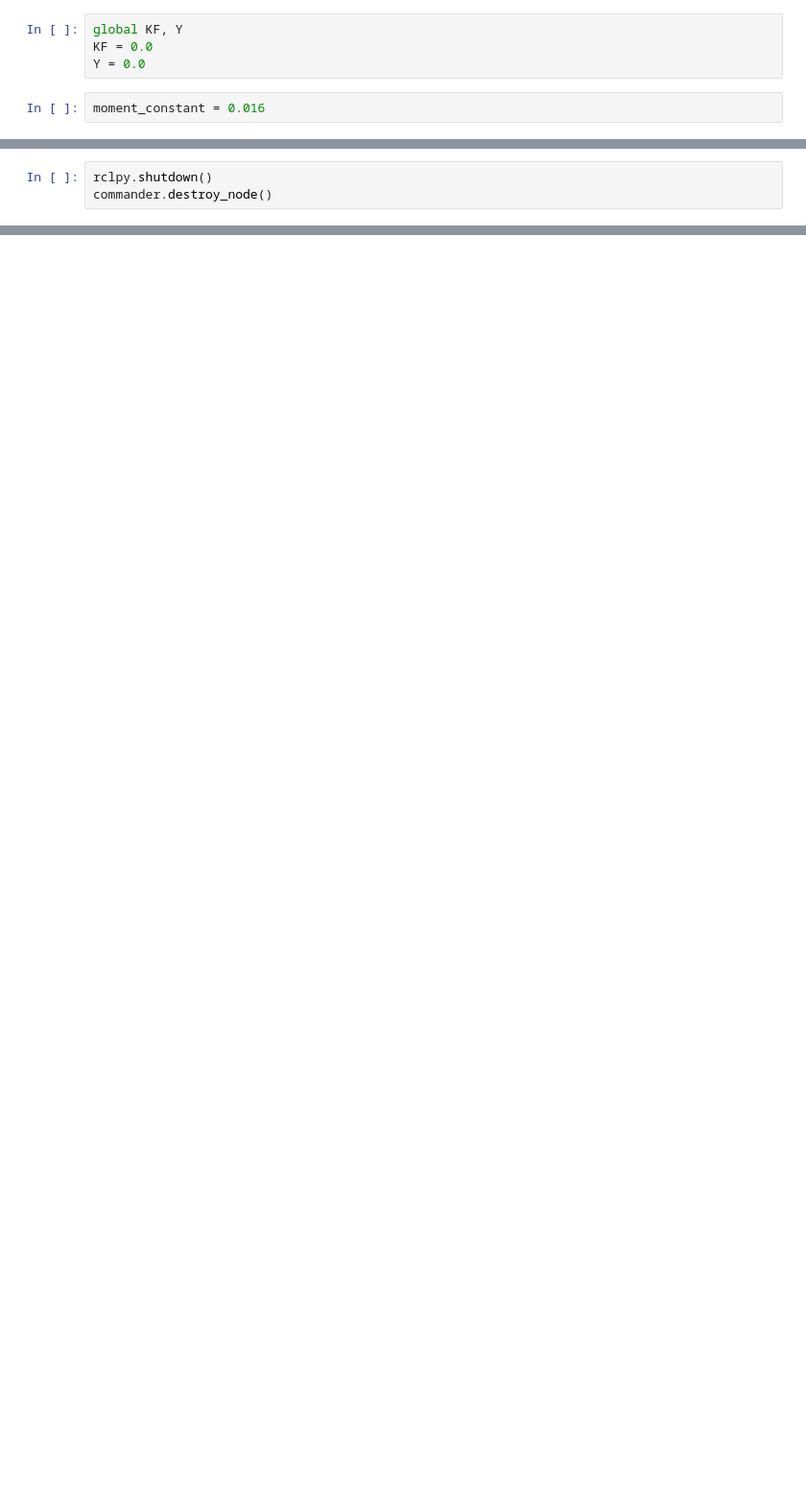
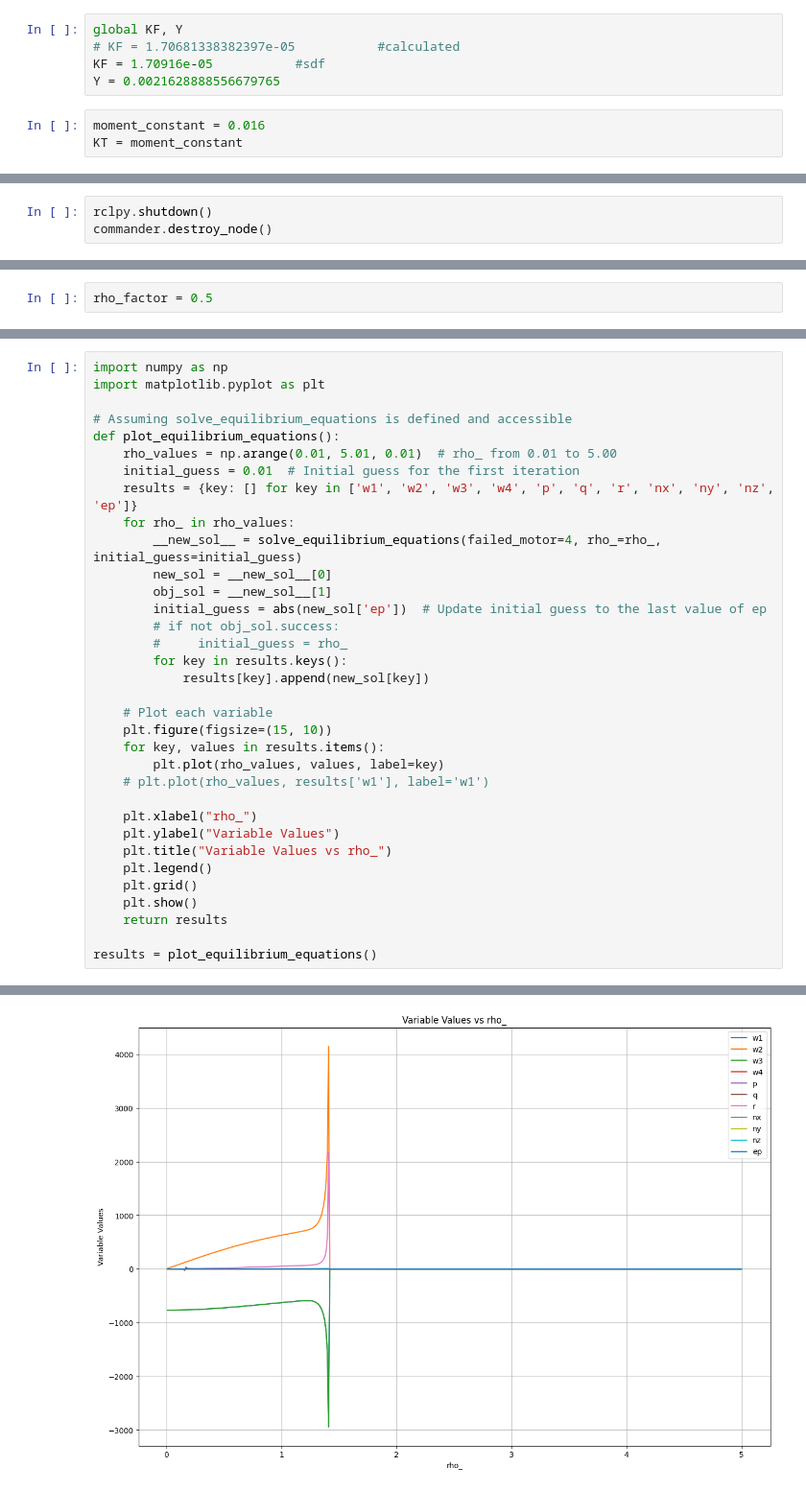
Before and after one commit to ab31mohit/inter-iit_Team62, a Jupyter notebook: detection_tests/scripts/x500_physical_constants.ipynb, the cells around one changed output, grey strips where cells are left out. Shown at 96% size. Drawn from its saved outputs; the diff is of its cells as text; blank space fills up the shorter version.

Commit message:
automation code to find optimum values

```diff
--- a/detection_tests/scripts/x500_physical_constants.ipynb
+++ b/detection_tests/scripts/x500_physical_constants.ipynb
@@ -35,10 +40,12 @@ Izz_t = Izz_B + 4 * Izz_P
 l = 0.25
 # %%
 global KF, Y
-KF = 0.0
-Y = 0.0
+# KF = 1.70681338382397e-05           #calculated
+KF = 1.70916e-05           #sdf
+Y = 0.0021628888556679765
 # %%
 moment_constant = 0.016
+KT = moment_constant
 # %%
 def quaternion_to_rpy(w, x, y, z):
     """
@@ -269,0 +255,2 @@ Y
+# %%
+rho_factor = 0.5
@@ -269,0 +409,35 @@ Y
+# %%
+import numpy as np
+import matplotlib.pyplot as plt
+
+# Assuming solve_equilibrium_equations is defined and accessible
+def plot_equilibrium_equations():
+    rho_values = np.arange(0.01, 5.01, 0.01)  # rho_ from 0.01 to 5.00
+    initial_guess = 0.01  # Initial guess for the first iteration
+    results = {key: [] for key in ['w1', 'w2', 'w3', 'w4', 'p', 'q', 'r', 'nx', 'ny', 'nz', 'ep']}
+    for rho_ in rho_values:
+        __new_sol__ = solve_equilibrium_equations(failed_motor=4, rho_=rho_, initial_guess=initial_guess)
+        new_sol = __new_sol__[0]
+        obj_sol = __new_sol__[1]
+        initial_guess = abs(new_sol['ep'])  # Update initial guess to the last value of ep
+        # if not obj_sol.success:
+        #     initial_guess = rho_
+        for key in results.keys():
+            results[key].append(new_sol[key])
+
+    # Plot each variable
+    plt.figure(figsize=(15, 10))
+    for key, values in results.items():
+        plt.plot(rho_values, values, label=key)
+    # plt.plot(rho_values, results['w1'], label='w1')
+
+    plt.xlabel("rho_")
+    plt.ylabel("Variable Values")
+    plt.title("Variable Values vs rho_")
+    plt.legend()
+    plt.grid()
+    plt.show()
+    return results
+
+results = plot_equilibrium_equations()
+# %% [output]
@@ -269,0 +461 @@ Y
+[figure, added]
```
Also changed, not shown: parts of 26 cells of this notebook, 7 other files.
